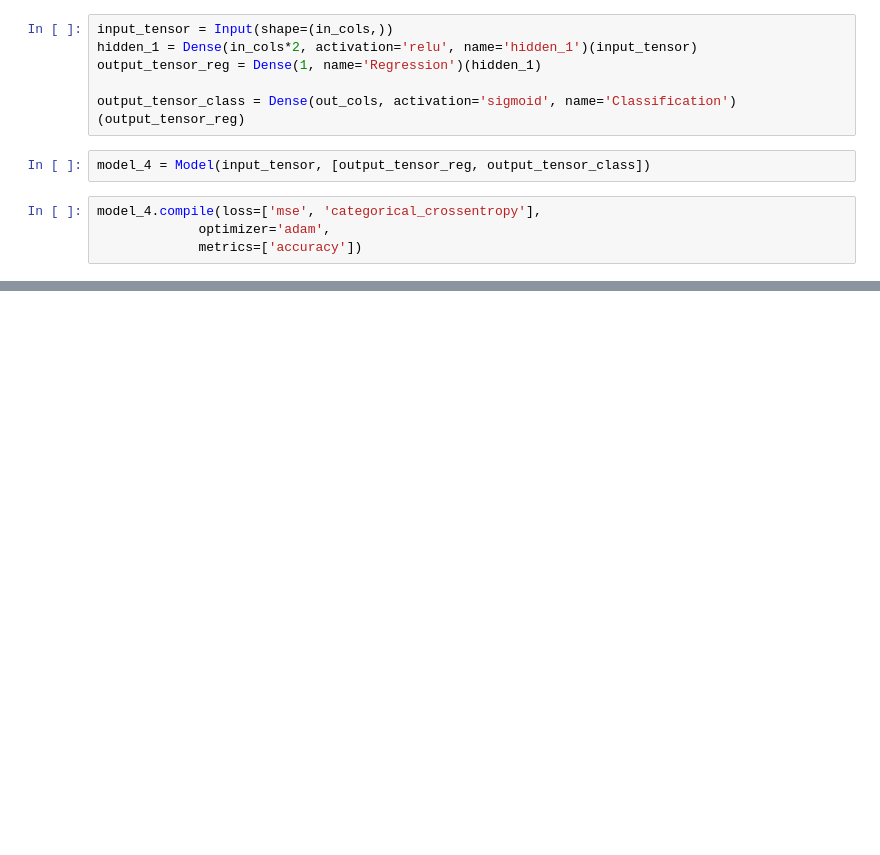
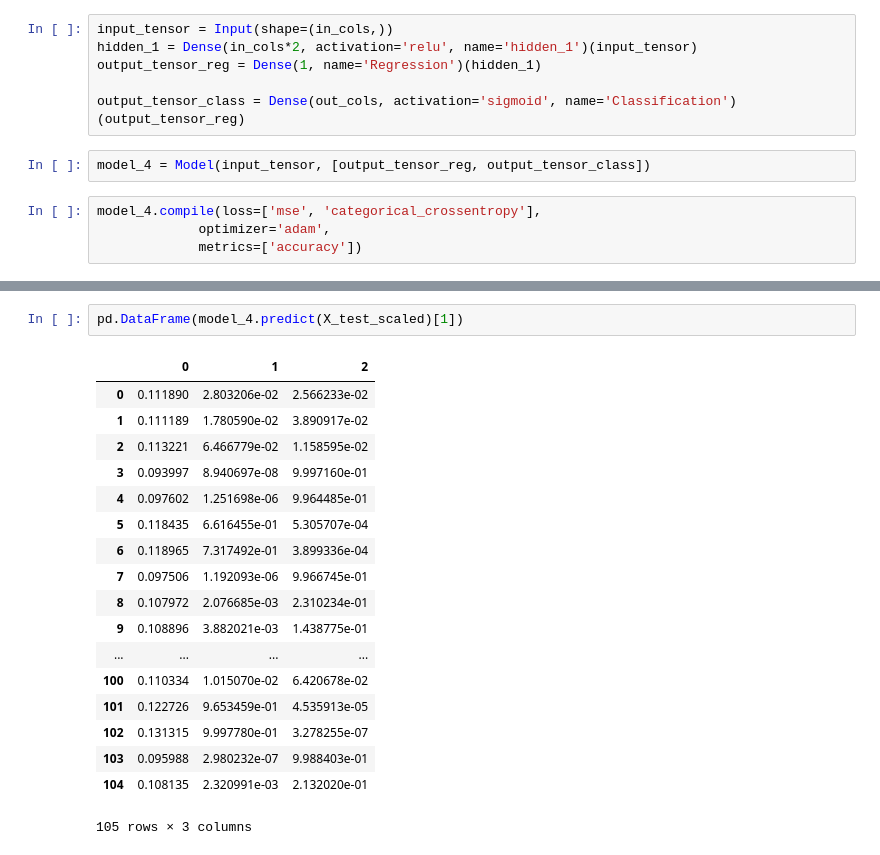
Before and after one commit to thomashon/football-prediction, a Jupyter notebook: test-jupyter.ipynb, the cells around one changed output, grey strips where cells are left out. Saved outputs shown, nothing was run; the diff lists cells and outputs as text; blank space fills up the shorter version.

Commit message:
prediction workflow with functional keras

```diff
--- a/test-jupyter.ipynb
+++ b/test-jupyter.ipynb
@@ -411,0 +463,21 @@ plt.legend(['Total Training Accuracy', 'Total Prediction Accuracy'])
+# %%
+pd.DataFrame(model_4.predict(X_test_scaled)[1])
+# %% [output]
+|  | 0 | 1 | 2 |
+| 0 | 0.111890 | 2.803206e-02 | 2.566233e-02 |
+| 1 | 0.111189 | 1.780590e-02 | 3.890917e-02 |
+| 2 | 0.113221 | 6.466779e-02 | 1.158595e-02 |
+| 3 | 0.093997 | 8.940697e-08 | 9.997160e-01 |
+| 4 | 0.097602 | 1.251698e-06 | 9.964485e-01 |
+| 5 | 0.118435 | 6.616455e-01 | 5.305707e-04 |
+| 6 | 0.118965 | 7.317492e-01 | 3.899336e-04 |
+| 7 | 0.097506 | 1.192093e-06 | 9.966745e-01 |
+| 8 | 0.107972 | 2.076685e-03 | 2.310234e-01 |
+| 9 | 0.108896 | 3.882021e-03 | 1.438775e-01 |
+| ... | ... | ... | ... |
+| 100 | 0.110334 | 1.015070e-02 | 6.420678e-02 |
+| 101 | 0.122726 | 9.653459e-01 | 4.535913e-05 |
+| 102 | 0.131315 | 9.997780e-01 | 3.278255e-07 |
+| 103 | 0.095988 | 2.980232e-07 | 9.988403e-01 |
+| 104 | 0.108135 | 2.320991e-03 | 2.132020e-01 |
+105 rows × 3 columns
```
Also changed, not shown: parts of 48 cells of this notebook, 3 other files.
